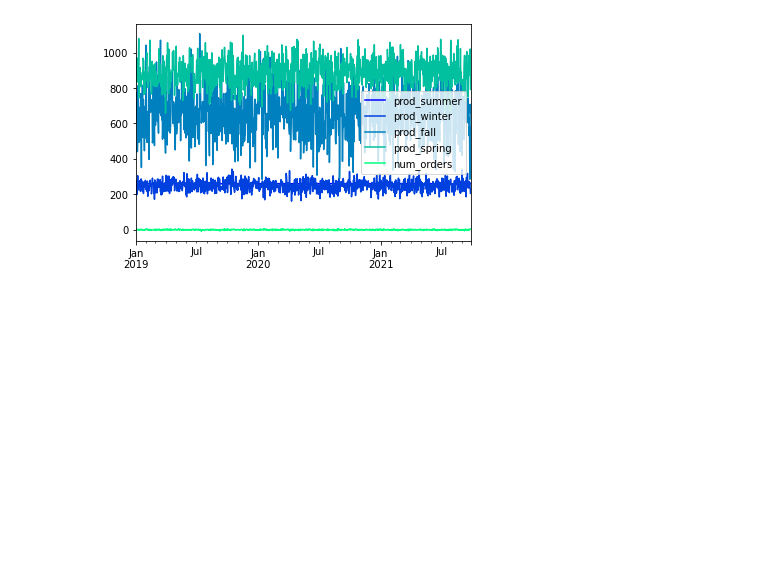
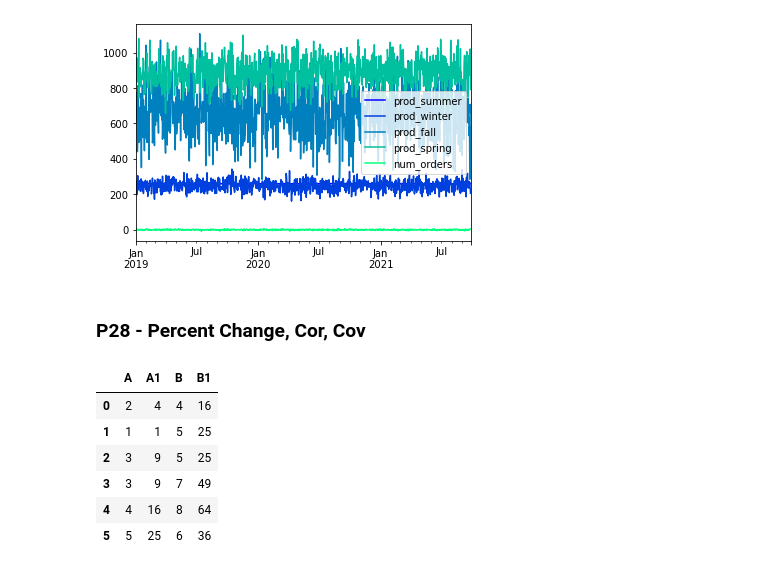
Before and after one commit to amin-torabi/learndataa, a Jupyter notebook: ds_beginner/pandas.ipynb, the cells around one changed output. Drawn from its saved outputs; the diff is of its cells as text; code cells hidden in the pictures; blank space fills up the shorter version.

Commit message:
up to end of pct_chang, cor

```diff
--- a/ds_beginner/pandas.ipynb
+++ b/ds_beginner/pandas.ipynb
@@ -2441,3 +2441,25 @@ from matplotlib import cm
 flowers.plot(colormap=cm.winter);
 # %% [output]
 [figure]
+# %% [markdown]
+### P28 - Percent Change, Cor, Cov
+# %%
+a = pd.Series([2, 1, 3, 3, 4, 5])
+b = pd.Series([4, 5, 5, 7, 8, 6])
+
+df = pd.DataFrame({
+    "A": a,
+    "A1": a ** 2,
+    "B": b,
+    "B1": b ** 2,
+})
+
+df
+# %% [output]
+|  | A | A1 | B | B1 |
+| 0 | 2 | 4 | 4 | 16 |
+| 1 | 1 | 1 | 5 | 25 |
+| 2 | 3 | 9 | 5 | 25 |
+| 3 | 3 | 9 | 7 | 49 |
+| 4 | 4 | 16 | 8 | 64 |
+| 5 | 5 | 25 | 6 | 36 |
```
Also changed, not shown: parts of 4 cells of this notebook.
